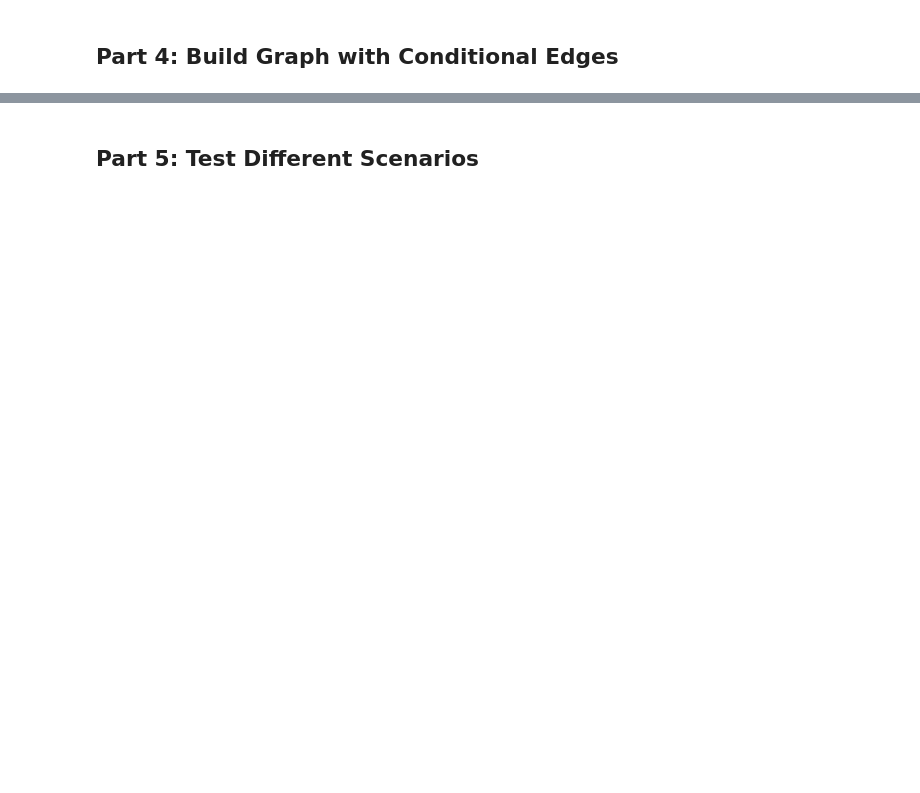
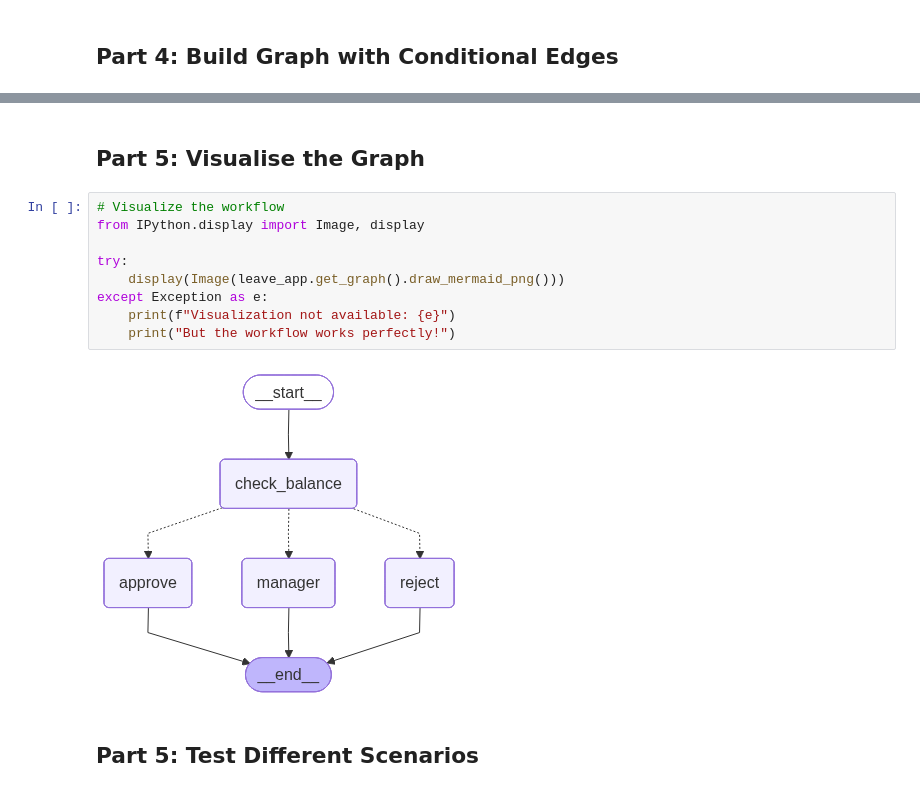
Before and after one commit to cloudyuga/agentic-ai-w-mcp, a Jupyter notebook: Module_02_LangGraph_for_Agent_Development_Basics/1-Langgraph_Basics.ipynb, the cells around one changed output, grey strips where cells are left out. Cells and saved outputs as stored; diff of their text form; blank space fills up the shorter version.

```diff
--- a/Module_02_LangGraph_for_Agent_Development_Basics/1-Langgraph_Basics.ipynb
+++ b/Module_02_LangGraph_for_Agent_Development_Basics/1-Langgraph_Basics.ipynb
@@ -395,3 +471,16 @@ print("✅ Leave approval workflow created with conditional routing!")
+# %% [markdown]
+## Part 5: Visualise the Graph
+# %%
+# Visualize the workflow
+from IPython.display import Image, display
+
+try:
+    display(Image(leave_app.get_graph().draw_mermaid_png()))
+except Exception as e:
+    print(f"Visualization not available: {e}")
+    print("But the workflow works perfectly!")
+# %% [output]
+[figure, added]
 # %% [markdown]
 ## Part 5: Test Different Scenarios
 # %%
```
Also changed, not shown: parts of 26 cells of this notebook.
